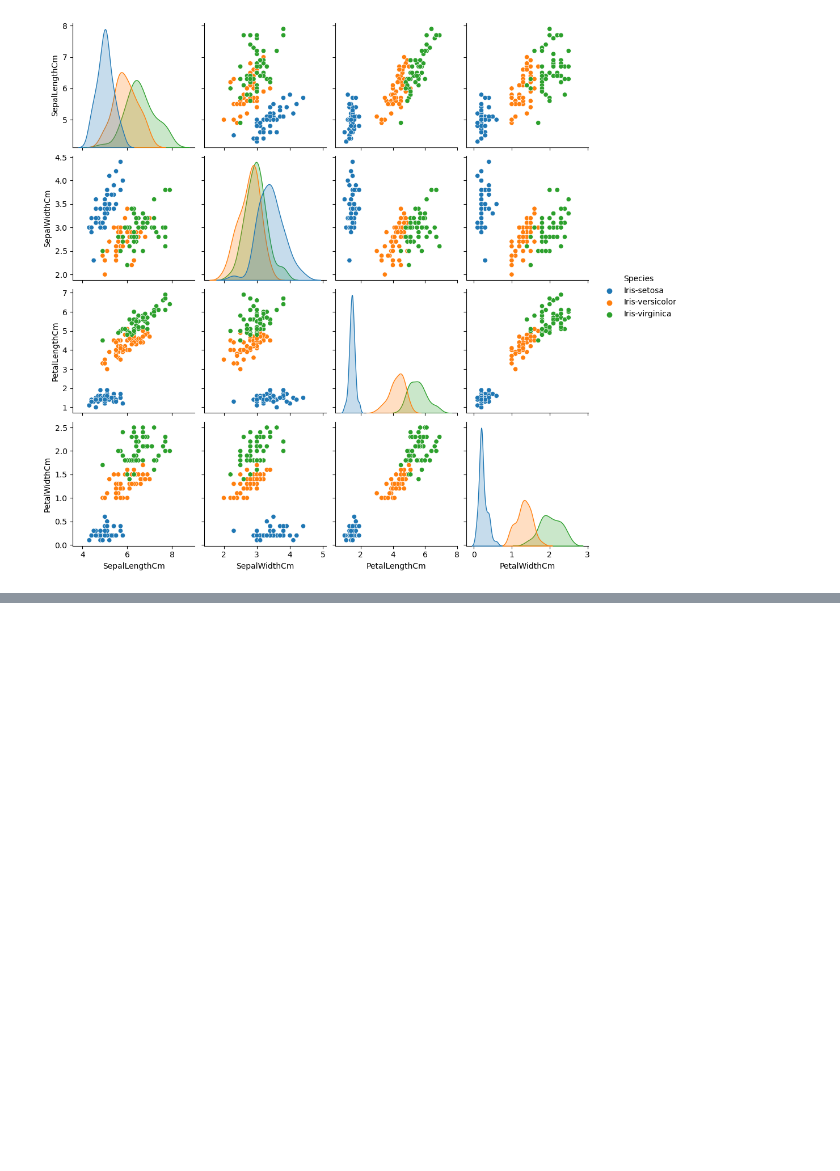
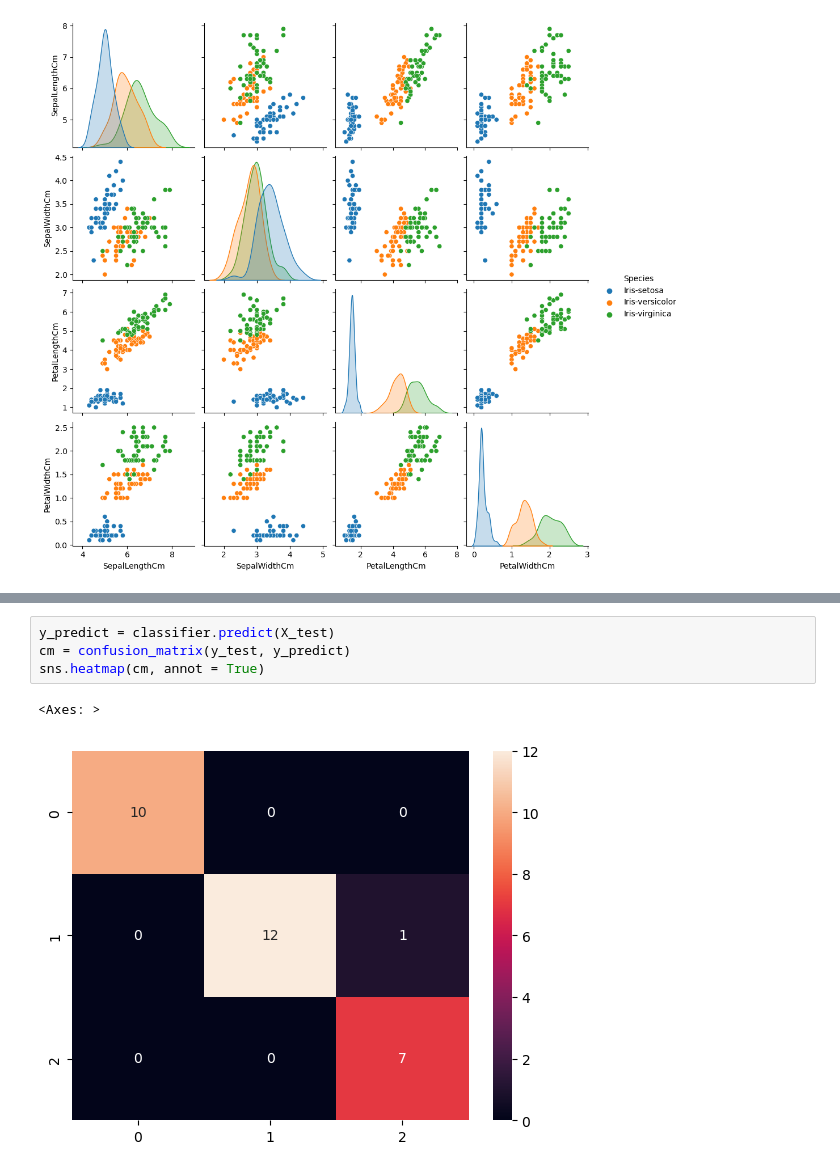
Before and after one commit to AlvaroBishop/KNN_IrisPlantClassification, a Jupyter notebook: KNN_IrisPlantClassification.ipynb, the cells around one changed output, grey strips where cells are left out. Drawn from its saved outputs; the diff is of its cells as text; blank space fills up the shorter version.

```diff
--- a/KNN_IrisPlantClassification.ipynb
+++ b/KNN_IrisPlantClassification.ipynb
@@ -68,0 +140,7 @@ sns.heatmap(iris_df.corr(), annot = True, n)
+# %%
+y_predict = classifier.predict(X_test)
+cm = confusion_matrix(y_test, y_predict)
+sns.heatmap(cm, annot = True)
+# %% [output]
+<Axes: >
+[figure, added]
```
Also changed, not shown: parts of 11 cells of this notebook.
